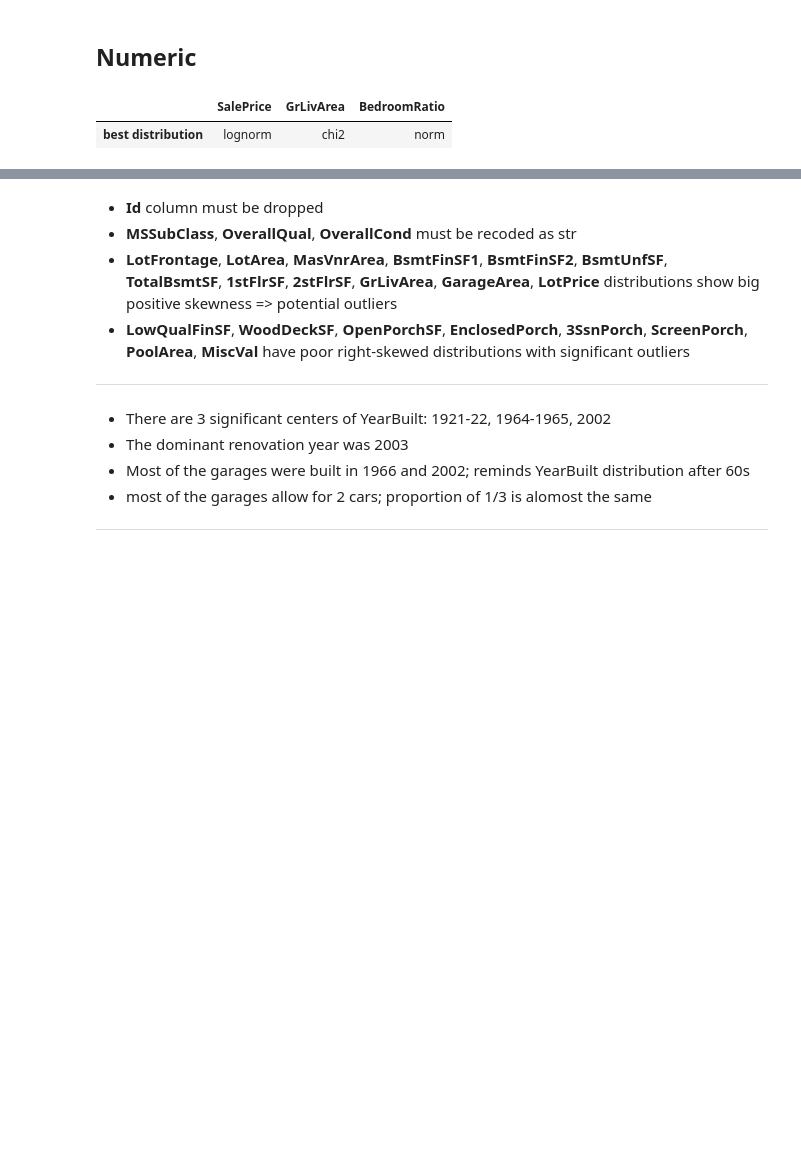
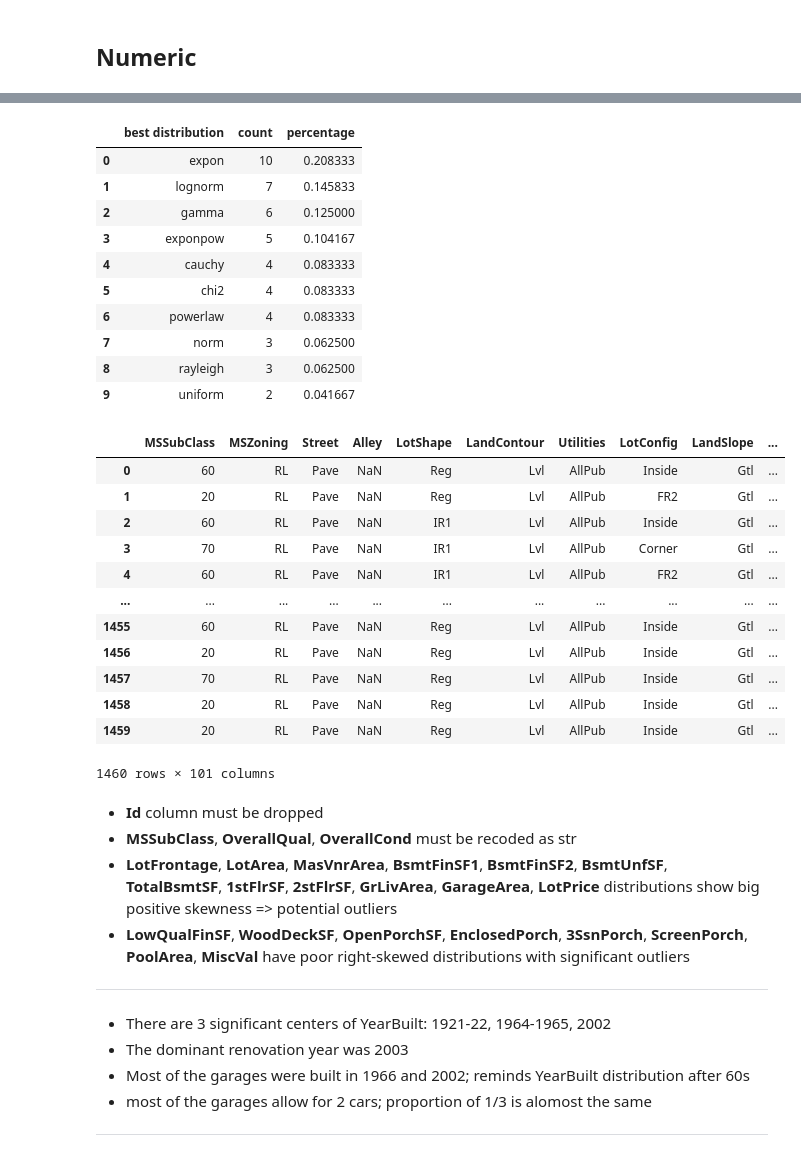
Before and after one commit to yauheni-se/HousePricesPrediction, a Jupyter notebook: HousePricesPrediction.ipynb, the cells around one changed output, grey strips where cells are left out. Drawn from its saved outputs; the diff is of its cells as text; code cells hidden in the pictures; blank space fills up the shorter version.

Commit message:
distribution transformation fit and visuals created

```diff
--- a/HousePricesPrediction.ipynb
+++ b/HousePricesPrediction.ipynb
@@ -141,3 +132,13 @@ X['BsmLowQualRatio'] = X['BsmLowQualRatio'].replace([np.inf, -np.inf], 1)
+# %%
+cols_to_fill = [
+    'LotFrontage', 'MasVnrArea',
+    'BsmFin2BsmFin1Ratio', 'BsmLowQualRatio', 'BsmFinUnfRatio', 'BsmFinUnfRatio'
+]
+for i in cols_to_fill:
+    X[i] = X[i].fillna(0)
+
+X['BsmLowQualRatio'] = X['BsmLowQualRatio'].replace([np.inf, -np.inf], 1)
+X['GarageYrBlt'] = X['GarageYrBlt'].fillna(X['GarageYrBlt'].min())
 # %%
 tmp = show_plots_single(X, 'SalePrice', f_size=7, p_height=3000)
 # %%
@@ -150,5 +148,0 @@ tmp['num_split_hist'].show()
-# %%
-fit_distributions(X, ['SalePrice', 'GrLivArea', 'BedroomRatio'])
-# %% [output]
-|  | SalePrice | GrLivArea | BedroomRatio |
-| best distribution | lognorm | chi2 | norm |
@@ -214,0 +151,3 @@ if refit:
+# %%
+fit_distributions(X, f_size=6, refit=True)
+# %% [output]
@@ -215,3 +156,27 @@ if refit:
+|  | best distribution | count | percentage |
+| 0 | expon | 10 | 0.208333 |
+| 1 | lognorm | 7 | 0.145833 |
+| 2 | gamma | 6 | 0.125000 |
+| 3 | exponpow | 5 | 0.104167 |
+| 4 | cauchy | 4 | 0.083333 |
+| 5 | chi2 | 4 | 0.083333 |
+| 6 | powerlaw | 4 | 0.083333 |
+| 7 | norm | 3 | 0.062500 |
+| 8 | rayleigh | 3 | 0.062500 |
+| 9 | uniform | 2 | 0.041667 |
+|  | MSSubClass | MSZoning | Street | Alley | LotShape | LandContour | Utilities | LotConfig | LandSlope | ... |
+| 0 | 60 | RL | Pave | NaN | Reg | Lvl | AllPub | Inside | Gtl | ... |
+| 1 | 20 | RL | Pave | NaN | Reg | Lvl | AllPub | FR2 | Gtl | ... |
+| 2 | 60 | RL | Pave | NaN | IR1 | Lvl | AllPub | Inside | Gtl | ... |
+| 3 | 70 | RL | Pave | NaN | IR1 | Lvl | AllPub | Corner | Gtl | ... |
+| 4 | 60 | RL | Pave | NaN | IR1 | Lvl | AllPub | FR2 | Gtl | ... |
+| ... | ... | ... | ... | ... | ... | ... | ... | ... | ... | ... |
+| 1455 | 60 | RL | Pave | NaN | Reg | Lvl | AllPub | Inside | Gtl | ... |
+| 1456 | 20 | RL | Pave | NaN | Reg | Lvl | AllPub | Inside | Gtl | ... |
+| 1457 | 70 | RL | Pave | NaN | Reg | Lvl | AllPub | Inside | Gtl | ... |
+| 1458 | 20 | RL | Pave | NaN | Reg | Lvl | AllPub | Inside | Gtl | ... |
+| 1459 | 20 | RL | Pave | NaN | Reg | Lvl | AllPub | Inside | Gtl | ... |
+1460 rows × 101 columns
 # %% [markdown]
 - **Id** column must be dropped
 - **MSSubClass**, **OverallQual**, **OverallCond** must be recoded as str
```
Also changed, not shown: parts of 9 cells of this notebook.
